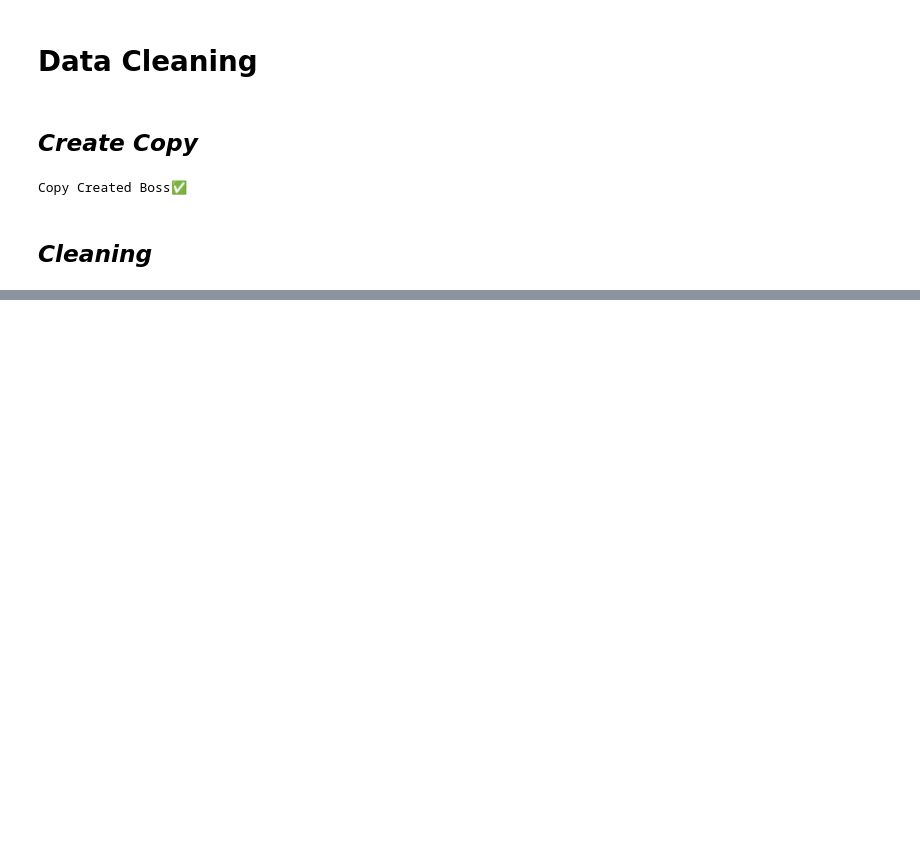
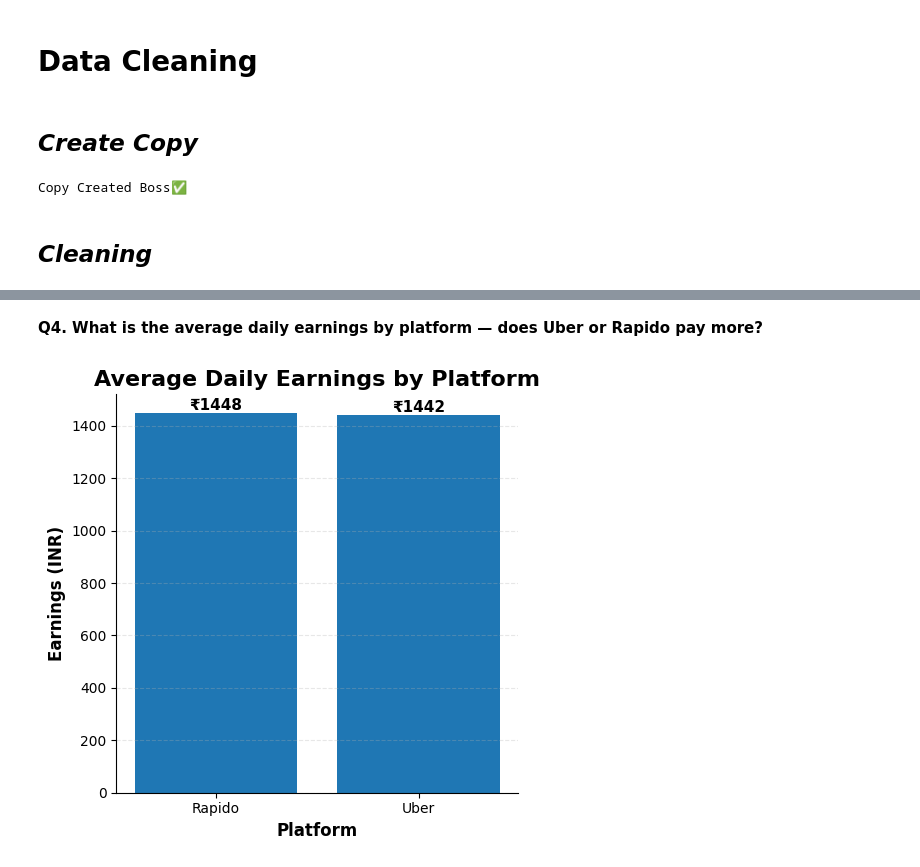
Before and after one commit to Abhaypanchal5/Data-Analytics-Portfolio, a Jupyter notebook: 04_End-To-End-Project/Uber & Rapido Analysis/NoteBook/NoteBook.ipynb, the cells around one changed output, grey strips where cells are left out. Drawn from its saved outputs; the diff is of its cells as text; code cells hidden in the pictures; blank space fills up the shorter version.

```diff
--- a/04_End-To-End-Project/Uber & Rapido Analysis/NoteBook/NoteBook.ipynb
+++ b/04_End-To-End-Project/Uber & Rapido Analysis/NoteBook/NoteBook.ipynb
@@ -274,0 +454,42 @@ for col in columns:
+# %% [markdown]
+**Q4. What is the average daily earnings by platform — does Uber or Rapido pay more?**
+# %%
+df_working = df_copy[df_copy['platform'].isin(['Uber','Rapido'])]
+
+plot = (
+    df_working
+    .groupby('platform')['avg_daily_earnings_INR']
+    .mean()
+    .round(2)
+)
+
+plt.figure(figsize=(5,5))
+
+bars = plt.bar(plot.index, plot.values)
+
+# Add value labels
+for bar in bars:
+    height = bar.get_height()
+    plt.text(
+        bar.get_x() + bar.get_width()/2,
+        height,
+        f'₹{height:.0f}',
+        ha='center',
+        va='bottom',
+        fontsize=11,
+        weight='bold'
+    )
+
+# Styling
+plt.title('Average Daily Earnings by Platform', fontsize=16, weight='bold')
+plt.ylabel('Earnings (INR)', fontsize=12, weight='bold')
+plt.xlabel('Platform', fontsize=12, weight='bold')
+
+ax = plt.gca()
+ax.spines[['top','right']].set_visible(False)
+ax.yaxis.grid(True, linestyle='--', alpha=0.3)
+
+plt.tight_layout()
+plt.show()
+# %% [output]
+[figure, added]
```
Also changed, not shown: parts of 27 cells of this notebook.
